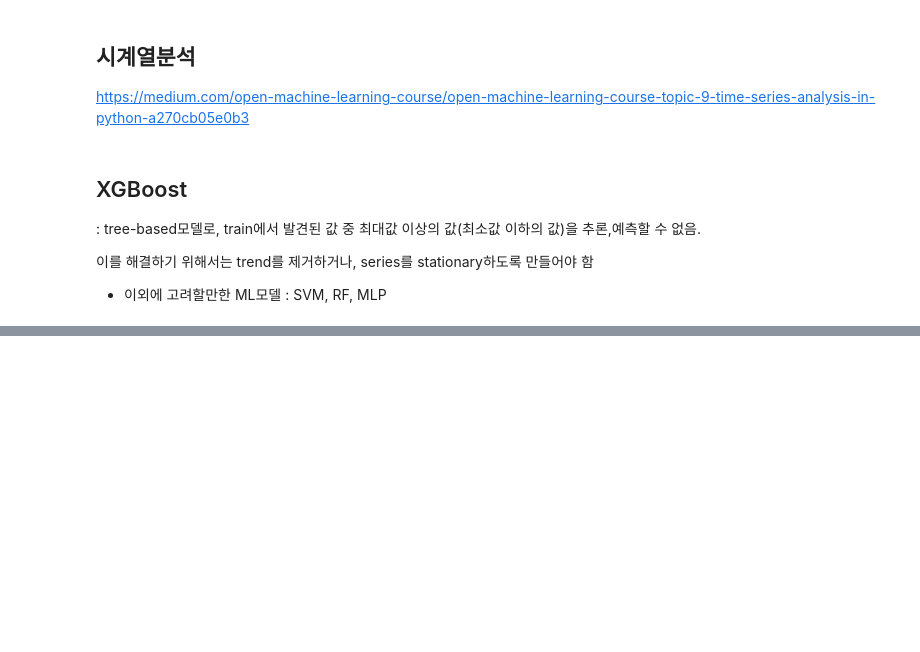
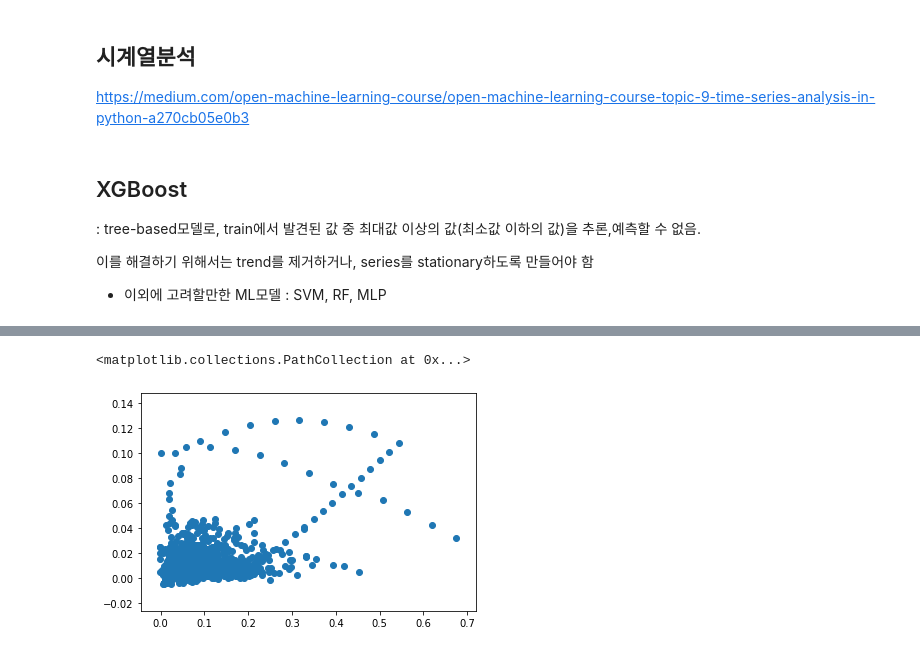
Before and after one commit to almondh/TIL, a Jupyter notebook: EP demand prediction/EP demand prediction_3.ipynb, the cells around one changed output, grey strips where cells are left out. Drawn from its saved outputs; the diff is of its cells as text; code cells hidden in the pictures; blank space fills up the shorter version.

```diff
--- a/EP demand prediction/EP demand prediction_3.ipynb
+++ b/EP demand prediction/EP demand prediction_3.ipynb
@@ -218,0 +439,10 @@ xgb.fit(X_train_scaled, y_train);
+# %%
+# 2976개의 데이터와 2232의 slot을가지고 있으므로
+# 2232, 1로 reshape
+X_train_t = X_train.reshape(X_train.shape[0], 12, 1)
+X_test_t = X_test.reshape(X_test.shape[0], 12, 1)
+
+print("최종 DATA")
+print(X_train_t.shape)
+print(X_train_t)
+print(y_train)
@@ -218,0 +556,17 @@ xgb.fit(X_train_scaled, y_train);
+# %%
+# LSTM 모델 생성
+from keras.layers import LSTM
+from keras.models import Sequential
+from keras.layers import Dense
+import keras.backend as K
+from keras.callbacks import EarlyStopping
+
+K.clear_session()
+
+model = Sequential() # Sequeatial Model
+model.add(LSTM(20, input_shape=(12, 1))) # (timestep, feature)
+model.add(Dense(1)) # output = 1
+
+# loss 함수:  MAPE
+model.compile(loss='mean_absolute_percentage_error', optimizer='adam')
+model.summary()
@@ -218,0 +586,7 @@ xgb.fit(X_train_scaled, y_train);
+# %%
+# model train
+# 오후 5:58 ~
+early_stop = EarlyStopping(monitor='loss', patience=1, verbose=1)
+
+model.fit(X_train_t, y_train, epochs=100,
+          batch_size=30, verbose=1, callbacks=[early_stop])
@@ -218,0 +606,10 @@ xgb.fit(X_train_scaled, y_train);
+# %%
+%matplotlib inline
+import matplotlib.pyplot as plt
+
+
+y_pred = model.predict(X_test_t, batch_size=32)
+plt.scatter(y_test, y_pred)
+# %% [output]
+<matplotlib.collections.PathCollection at 0x...>
+[figure, added]
```
Also changed, not shown: parts of 43 cells of this notebook.
